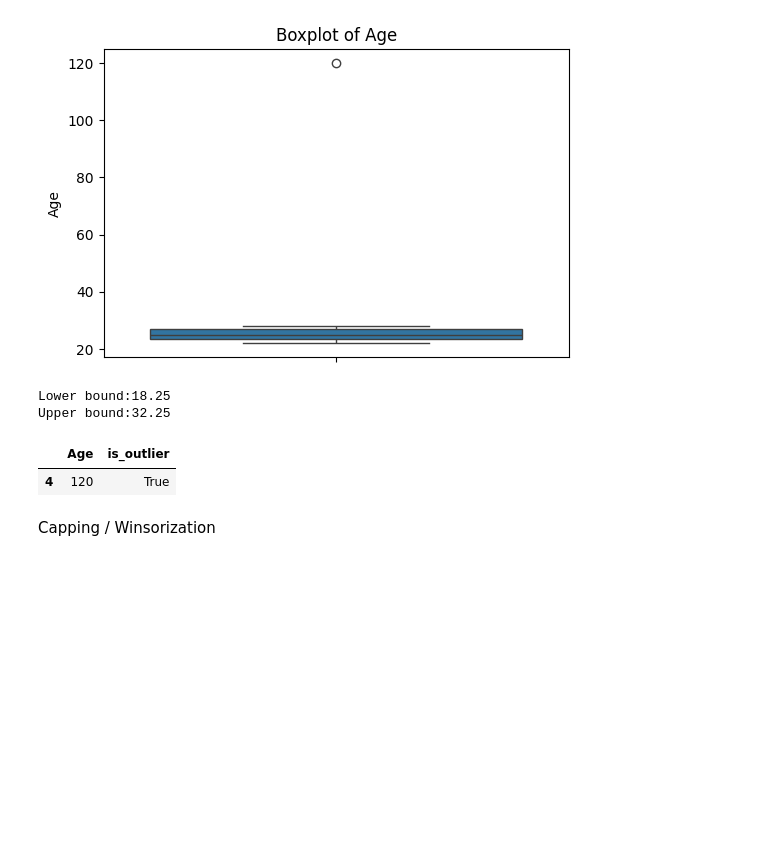
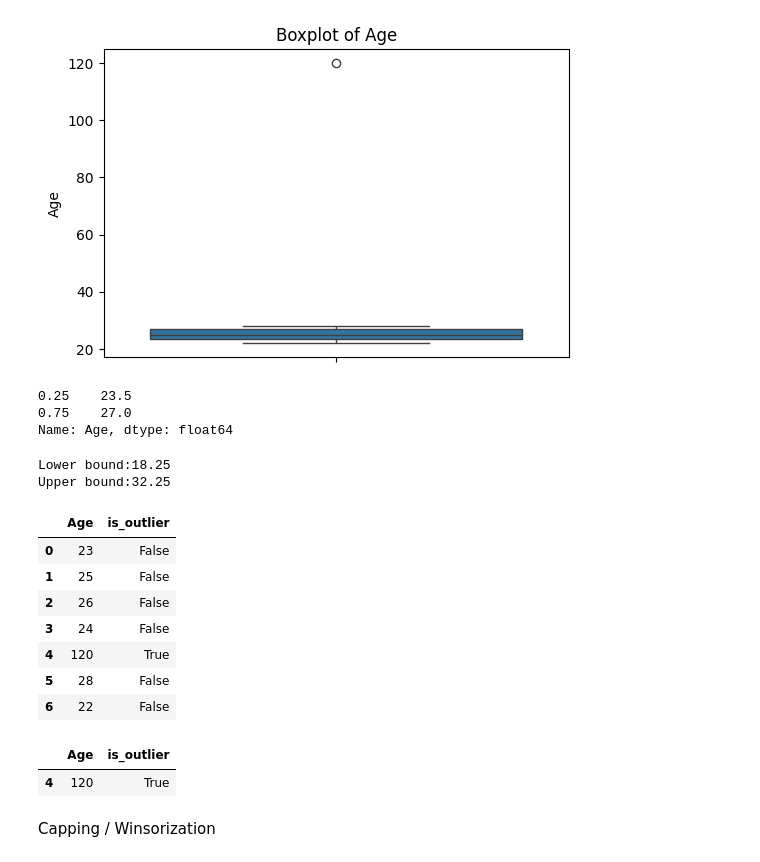
Before and after one commit to susara-ouchi/DA-2013---Scripts, a Jupyter notebook: Week 04/Outlier_Detection.ipynb, the cells around one changed output. Drawn from its saved outputs; the diff is of its cells as text; code cells hidden in the pictures; blank space fills up the shorter version.

```diff
--- a/Week 04/Outlier_Detection.ipynb
+++ b/Week 04/Outlier_Detection.ipynb
@@ -21,6 +21,12 @@ plt.title("Boxplot of Age")
 plt.show()
 # %% [output]
 [figure]
+# %%
+df_cont['Age'].quantile([0.25, 0.75])
+# %% [output]
+0.25    23.5
+0.75    27.0
+Name: Age, dtype: float64
 # %%
 # IQR method for detecting outliers
 Q1, Q3 = df_cont['Age'].quantile([0.25, 0.75])
@@ -34,10 +40,21 @@ Upper bound:32.25
 # %%
 # Flag outliers
 df_cont['is_outlier'] = (df_cont['Age'] < lower) | (df_cont['Age'] > upper)
-df_cont.query("is_outlier == True")
+df_cont
 # %% [output]
 |  | Age | is_outlier |
+| 0 | 23 | False |
+| 1 | 25 | False |
+| 2 | 26 | False |
+| 3 | 24 | False |
 | 4 | 120 | True |
+| 5 | 28 | False |
+| 6 | 22 | False |
+# %%
+df_cont.query("is_outlier == True")
+# %% [output]
+|  | Age | is_outlier |
+| 4 | 120 | True |
 # %% [markdown]
 Capping / Winsorization
 # %%
```
Also changed, not shown: parts of 16 cells of this notebook, 12 other files.
